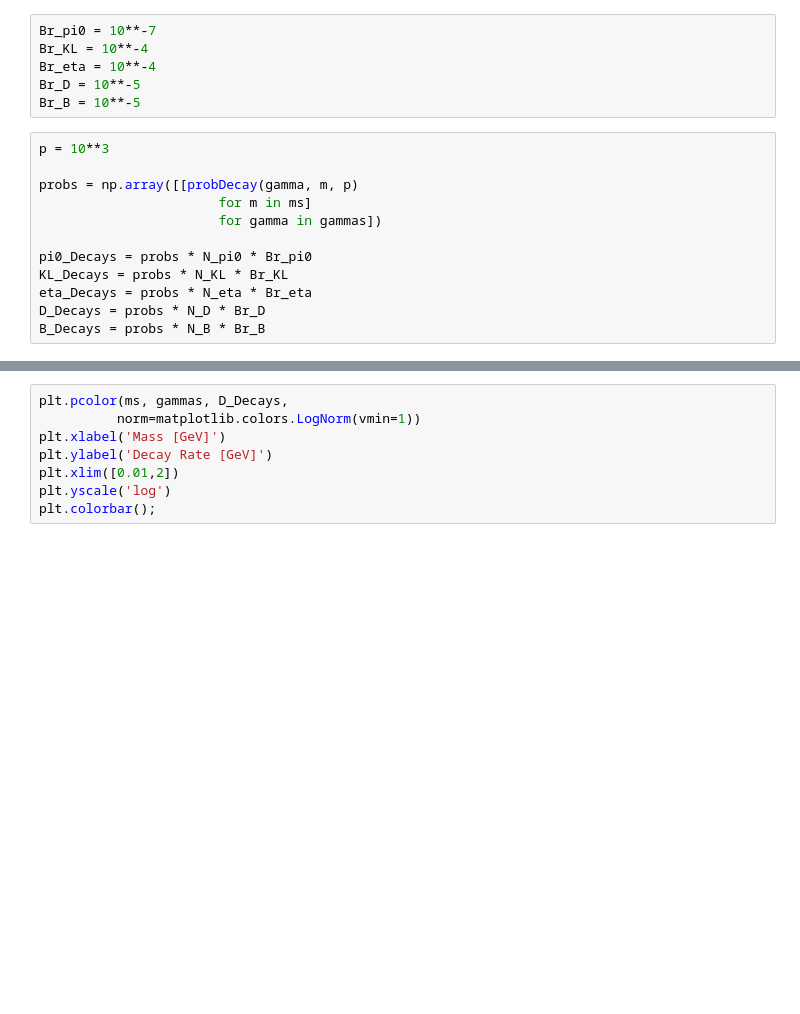
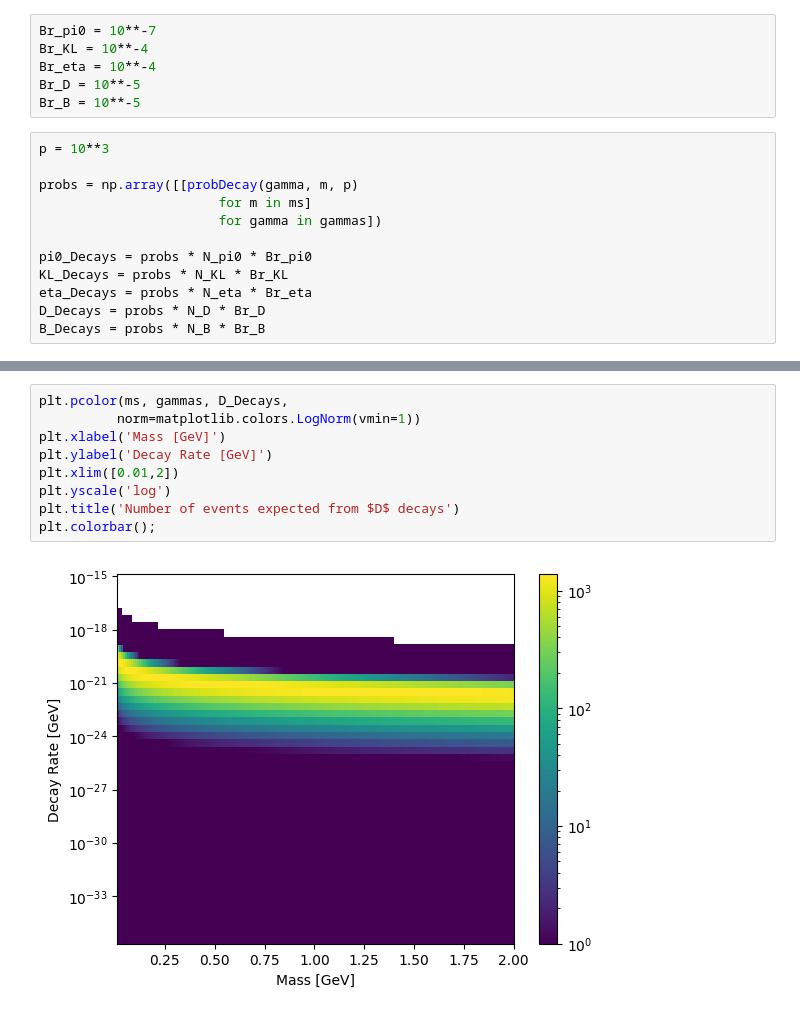
Before and after one commit to mwaterbury/DarkSectorsAtFASER, a Jupyter notebook: FASER Benchmarks.ipynb, the cells around one changed output, grey strips where cells are left out. Cells and saved outputs as stored; diff of their text form; blank space fills up the shorter version.

```diff
--- a/FASER Benchmarks.ipynb
+++ b/FASER Benchmarks.ipynb
@@ -135,11 +159,14 @@ plt.colorbar();
 # %%
 plt.pcolor(ms, gammas, D_Decays,
           norm=matplotlib.colors.LogNorm(vmin=1))
 plt.xlabel('Mass [GeV]')
 plt.ylabel('Decay Rate [GeV]')
 plt.xlim([0.01,2])
 plt.yscale('log')
+plt.title('Number of events expected from $D$ decays')
 plt.colorbar();
+# %% [output]
+[figure, added]
 # %%
 plt.pcolor(ms, gammas, B_Decays,
           norm=matplotlib.colors.LogNorm(vmin=1))
```
Also changed, not shown: parts of 14 cells of this notebook, 25 other files.
